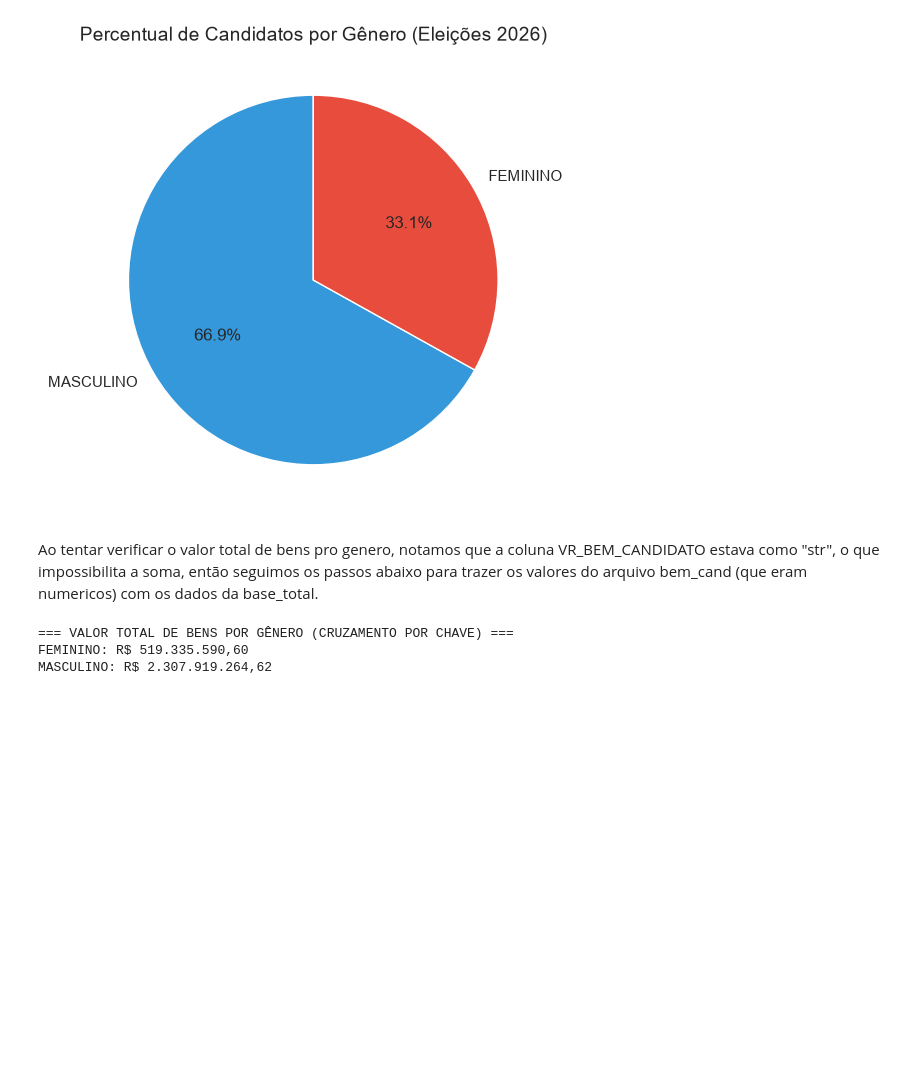
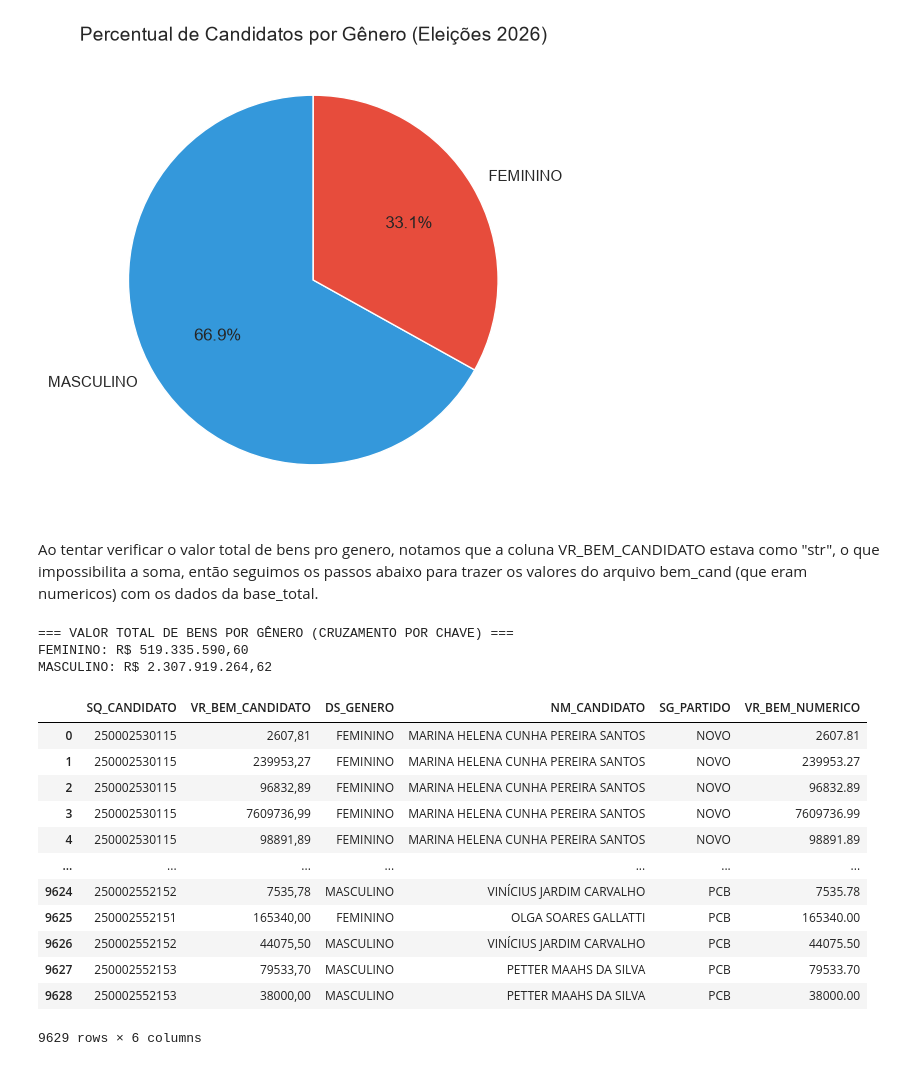
Before and after one commit to AraujoKienzle/Atividade-ADA-08-2026-Prof-Leonardo, a Jupyter notebook: projeto_08_2026.ipynb, the cells around one changed output. Drawn from its saved outputs; the diff is of its cells as text; code cells hidden in the pictures; blank space fills up the shorter version.

```diff
--- a/projeto_08_2026.ipynb
+++ b/projeto_08_2026.ipynb
@@ -288,9 +288,14 @@ Ao tentar verificar o valor total de bens pro genero, notamos que a coluna VR_BE
 # Cria uma tabela contendo apenas as colunas necessárias de cada fonte
 df_genero_chave = base_total[["SQ_CANDIDATO", "DS_GENERO"]].drop_duplicates()
 df_bens_chave = bem_cand[["SQ_CANDIDATO", "VR_BEM_CANDIDATO"]].copy()
+df_nome_chave = base_total[["SQ_CANDIDATO", "NM_CANDIDATO"]].drop_duplicates()
+df_partido_chave = base_total[["SQ_CANDIDATO", "SG_PARTIDO"]].drop_duplicates()
 
 # MERGE: Junta os bens ao gênero usando o SQ_CANDIDATO como chave
 df_unificado = pd.merge(df_bens_chave, df_genero_chave, on="SQ_CANDIDATO", how="inner")
+df_unificado = pd.merge(df_unificado, df_nome_chave, on="SQ_CANDIDATO", how="inner")
+df_unificado = pd.merge(df_unificado, df_partido_chave, on="SQ_CANDIDATO", how="inner")
+
 
 # LIMPEZA DOS VALORES: Converte o texto com vírgula para número decimal
 df_unificado["VR_BEM_NUMERICO"] = df_unificado["VR_BEM_CANDIDATO"].astype(str).str.strip()
@@ -316,3 +321,19 @@ for genero, valor in soma_por_genero.items():
 === VALOR TOTAL DE BENS POR GÊNERO (CRUZAMENTO POR CHAVE) ===
 FEMININO: R$ 519.335.590,60
 MASCULINO: R$ 2.307.919.264,62
+# %%
+display(df_unificado)
+# %% [output]
+|  | SQ_CANDIDATO | VR_BEM_CANDIDATO | DS_GENERO | NM_CANDIDATO | SG_PARTIDO | VR_BEM_NUMERICO |
+| 0 | 250002530115 | 2607,81 | FEMININO | MARINA HELENA CUNHA PEREIRA SANTOS | NOVO | 2607.81 |
+| 1 | 250002530115 | 239953,27 | FEMININO | MARINA HELENA CUNHA PEREIRA SANTOS | NOVO | 239953.27 |
+| 2 | 250002530115 | 96832,89 | FEMININO | MARINA HELENA CUNHA PEREIRA SANTOS | NOVO | 96832.89 |
+| 3 | 250002530115 | 7609736,99 | FEMININO | MARINA HELENA CUNHA PEREIRA SANTOS | NOVO | 7609736.99 |
+| 4 | 250002530115 | 98891,89 | FEMININO | MARINA HELENA CUNHA PEREIRA SANTOS | NOVO | 98891.89 |
+| ... | ... | ... | ... | ... | ... | ... |
+| 9624 | 250002552152 | 7535,78 | MASCULINO | VINÍCIUS JARDIM CARVALHO | PCB | 7535.78 |
+| 9625 | 250002552151 | 165340,00 | FEMININO | OLGA SOARES GALLATTI | PCB | 165340.00 |
+| 9626 | 250002552152 | 44075,50 | MASCULINO | VINÍCIUS JARDIM CARVALHO | PCB | 44075.50 |
+| 9627 | 250002552153 | 79533,70 | MASCULINO | PETTER MAAHS DA SILVA | PCB | 79533.70 |
+| 9628 | 250002552153 | 38000,00 | MASCULINO | PETTER MAAHS DA SILVA | PCB | 38000.00 |
+9629 rows × 6 columns
```
Also changed, not shown: parts of 1 cell of this notebook.
